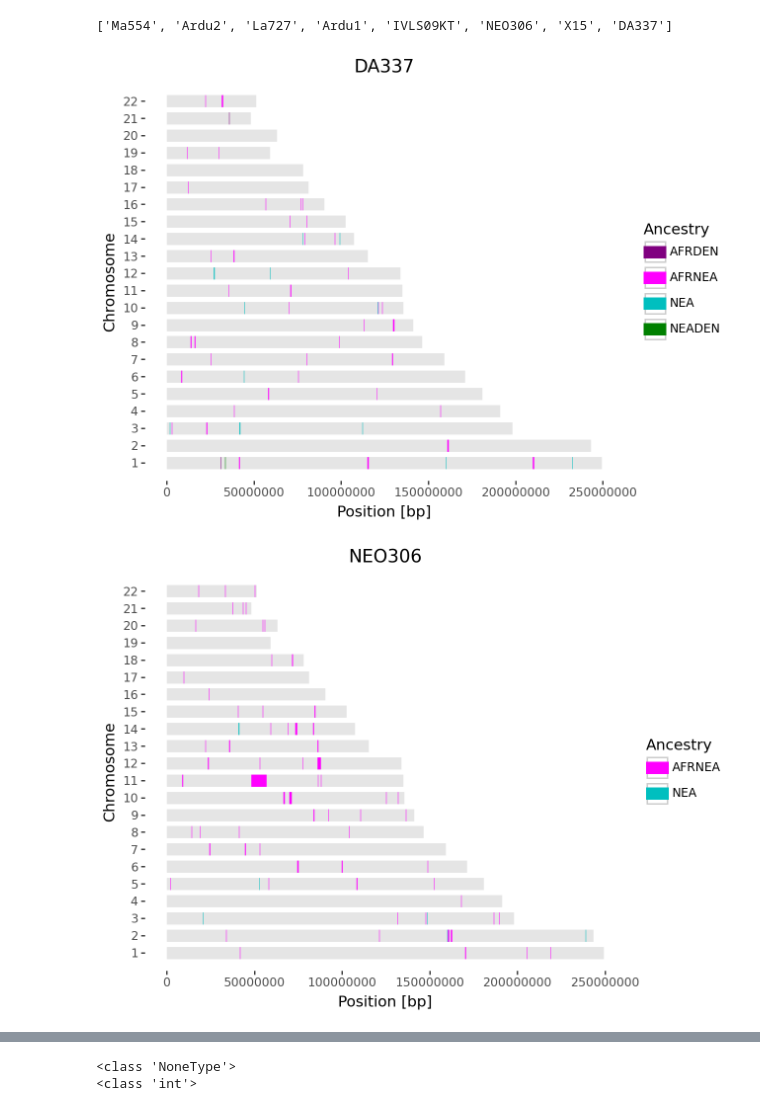
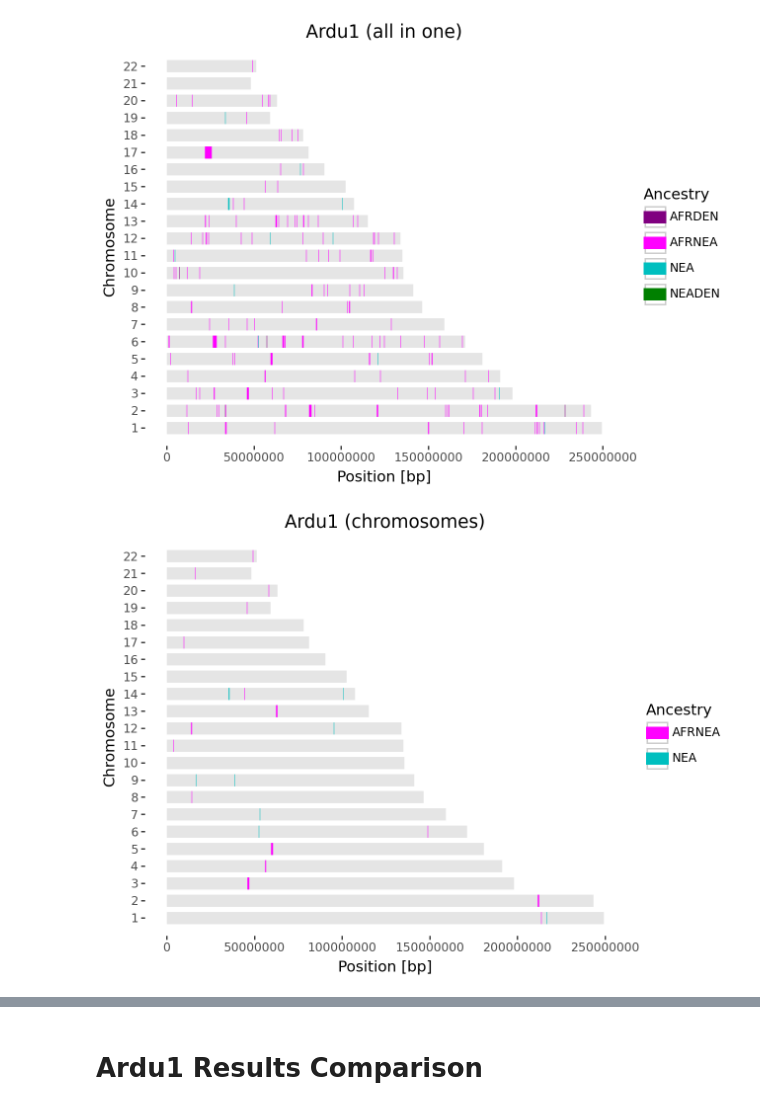
Before and after one commit to jedsurf/moorjani-rotation, a Jupyter notebook: notebooks/240930_admixfrog_pilot.ipynb, the cells around one changed output, grey strips where cells are left out. Saved outputs shown, nothing was run; the diff lists cells and outputs as text; code cells hidden in the pictures.

Commit message:
update with Ardu1 comparison

```diff
--- a/notebooks/240930_admixfrog_pilot.ipynb
+++ b/notebooks/240930_admixfrog_pilot.ipynb
@@ -92,16 +128,15 @@ def plot_introgression(sample, df=None):
-# %%
-os.listdir("../processed-data/admixfrog-allentoft/")
-# %% [output]
-['Ma554', 'Ardu2', 'La727', 'Ardu1', 'IVLS09KT', 'NEO306', 'X15', 'DA337']
 # %%
-plot_introgression("DA337")
-plot_introgression("NEO306")
-plot_introgression("La727")
-plot_introgression("Ardu1", df = pd.read_csv(f"../processed-data/admixfrog-allentoft/Ardu1/Ardu1.rle.xz"))
+# plot_introgression("DA337")
+# plot_introgression("NEO306")
+# plot_introgression("La727")
+plot_introgression("Ardu1",
+    df = pd.read_csv(f"../processed-data/admixfrog-allentoft/Ardu1/Ardu1.rle.xz"),
+    suffix=" (all in one)")
+plot_introgression("Ardu1", suffix=" (chromosomes)")
 plot_introgression("Ardu2")
-plot_introgression('IVLS09KT')
-plot_introgression('X15')
-plot_introgression('Ma554')
+# plot_introgression('IVLS09KT')
+# plot_introgression('X15')
+# plot_introgression('Ma554')
 # %% [output]
-[figure, old version]
+[figure, new version]
-[figure, old version]
+[figure, new version]
@@ -114,10 +144,2 @@ plot_introgression('Ma554')
-# %%
-# type(None)
-# type(pd.read_csv(f"../processed-data/admixfrog-allentoft/Ardu1/Ardu1.rle.xz"))
-x = None
-print(type(x))
-x = 1
-print(type(x))
-# %% [output]
-<class 'NoneType'>
-<class 'int'>
+# %% [markdown]
+# Ardu1 Results Comparison
```
Also changed, not shown: parts of 5 cells of this notebook.
